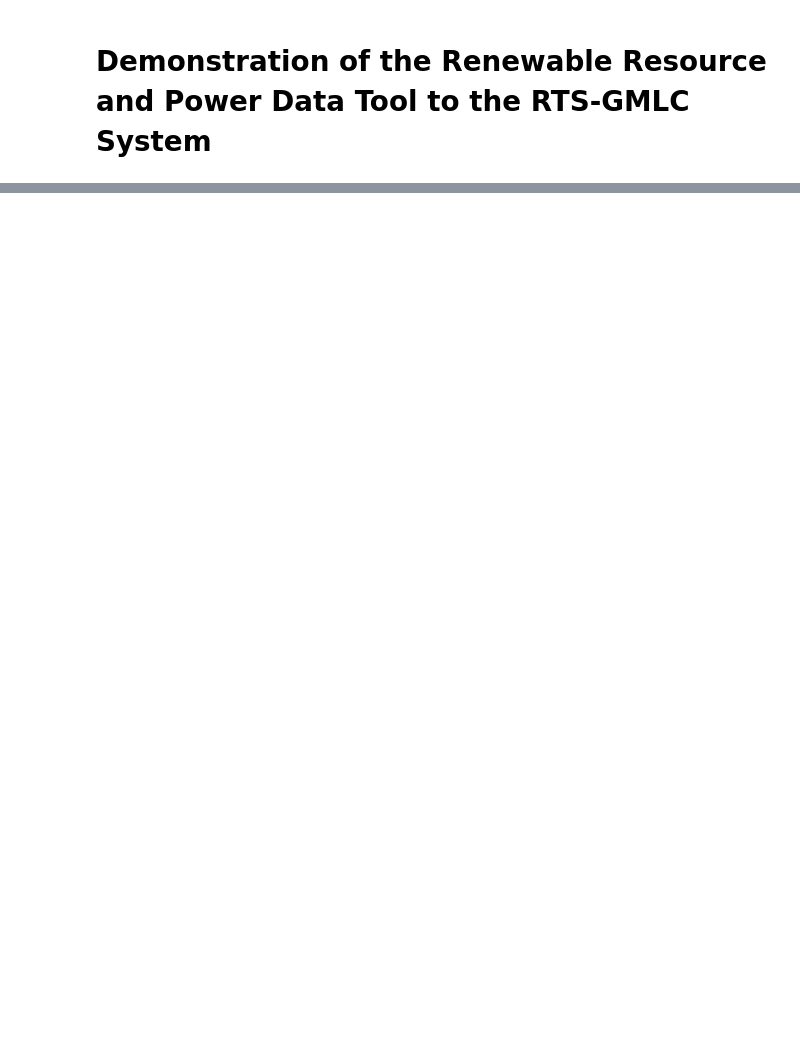
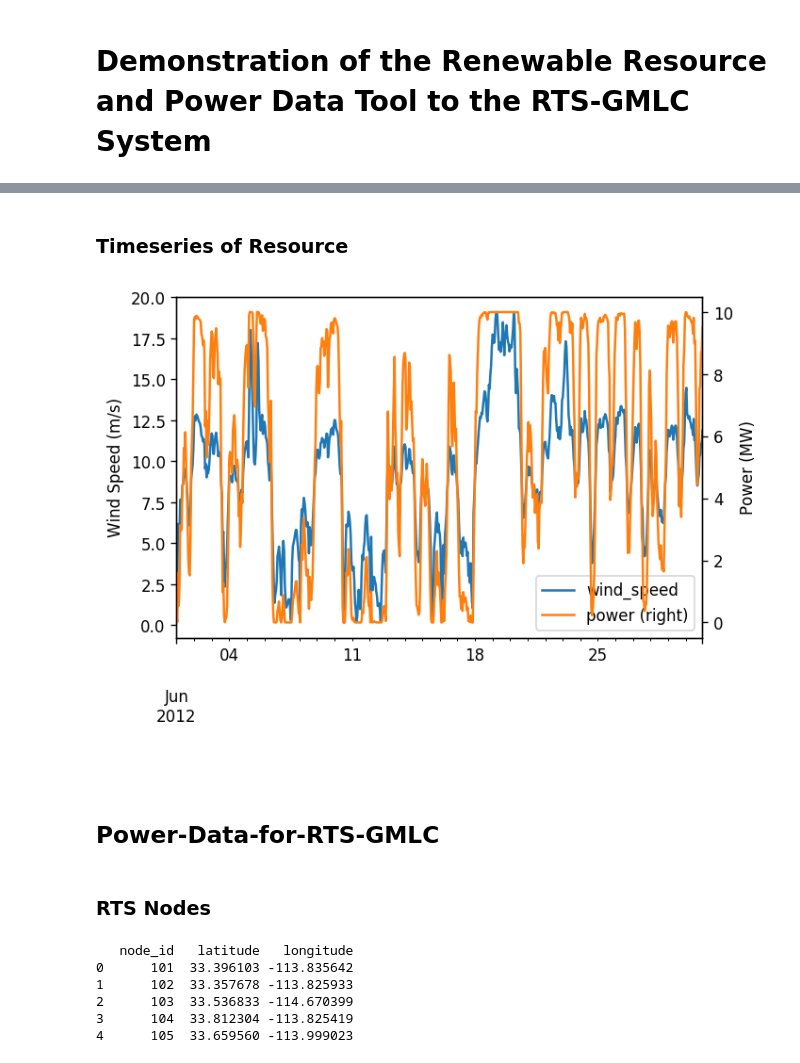
Before and after one commit to Smart-DS/demos, a Jupyter notebook: demo_R2PD_applied_to_rts_gmlc.ipynb, the cells around one changed output, grey strips where cells are left out. Drawn from its saved outputs; the diff is of its cells as text; code cells hidden in the pictures; blank space fills up the shorter version.

```diff
--- a/demo_R2PD_applied_to_rts_gmlc.ipynb
+++ b/demo_R2PD_applied_to_rts_gmlc.ipynb
@@ -215,0 +137,15 @@ plt.close()
+# %%
+config_path = '/Users/mrossol/Documents/Smart_DS/beta_config.ini'
+rts_dir = os.path.join(cwd, 'rts_new_genmix_1')
+nodes = os.path.join(rts_dir, 'wind/nodes.csv')
+generators = os.path.join(rts_dir, 'wind/generators.csv')
+out_dir = os.path.join(rts_dir, 'R2PD_Resource')
+if not os.path.exists(out_dir):
+    os.makedirs(out_dir)
+
+extent = ['2012-01-01', '2013-01-01']
+p_interp = 'instantaneous'
+dataset = 'wind'
+
+print_cli_call_and_output(['python', R2PD.cli_path, '-e', 'Peregrine', '-ds', config_path,
+                           'actual-power', out_dir, nodes, *extent, p_interp, '-r', 'h', dataset, generators])
@@ -215,0 +169,30 @@ plt.close()
+# %% [markdown]
+### Timeseries of Resource
+# %%
+path = os.path.join(out_dir, 'wind_met_122.csv')
+wind_met = pds.read_csv(path, index_col=0)
+wind_met.index = pds.to_datetime(wind_met.index)
+
+path = os.path.join(out_dir, 'wind_power_122.csv')
+wind_power = pds.read_csv(path, index_col=0)
+wind_power.index = pds.to_datetime(wind_power.index)
+# %%
+month = 6
+
+met_to_plot = wind_met.loc[wind_met.index.month == month, ['wind_speed']]
+power_to_plot = wind_power.loc[wind_power.index.month == month, ['power']]
+to_plot = met_to_plot.join(power_to_plot)
+
+fig = plt.figure(figsize=((6, 4)), dpi=120)
+axis = fig.add_subplot(111)
+ax = to_plot.plot(secondary_y=['power'], ax=axis)
+ax.set_ylabel('Wind Speed (m/s)')
+ax.right_ax.set_ylabel('Power (MW)')
+plt.show()
+plt.close()
+# %% [output]
+[figure, added]
+# %% [markdown]
+###
+# %% [markdown]
+## Power-Data-for-RTS-GMLC
@@ -215,0 +201,14 @@ plt.close()
+# %% [markdown]
+### RTS Nodes
+# %%
+nodes = pds.read_csv(os.path.join(rts_dir,'nodes.csv'))
+nodes = nodes[['node_id','latitude','longitude']]
+
+print(nodes.head())
+# %% [output]
+   node_id   latitude   longitude
+0      101  33.396103 -113.835642
+1      102  33.357678 -113.825933
+2      103  33.536833 -114.670399
+3      104  33.812304 -113.825419
+4      105  33.659560 -113.999023
```
Also changed, not shown: parts of 52 cells of this notebook, 1 other file.
